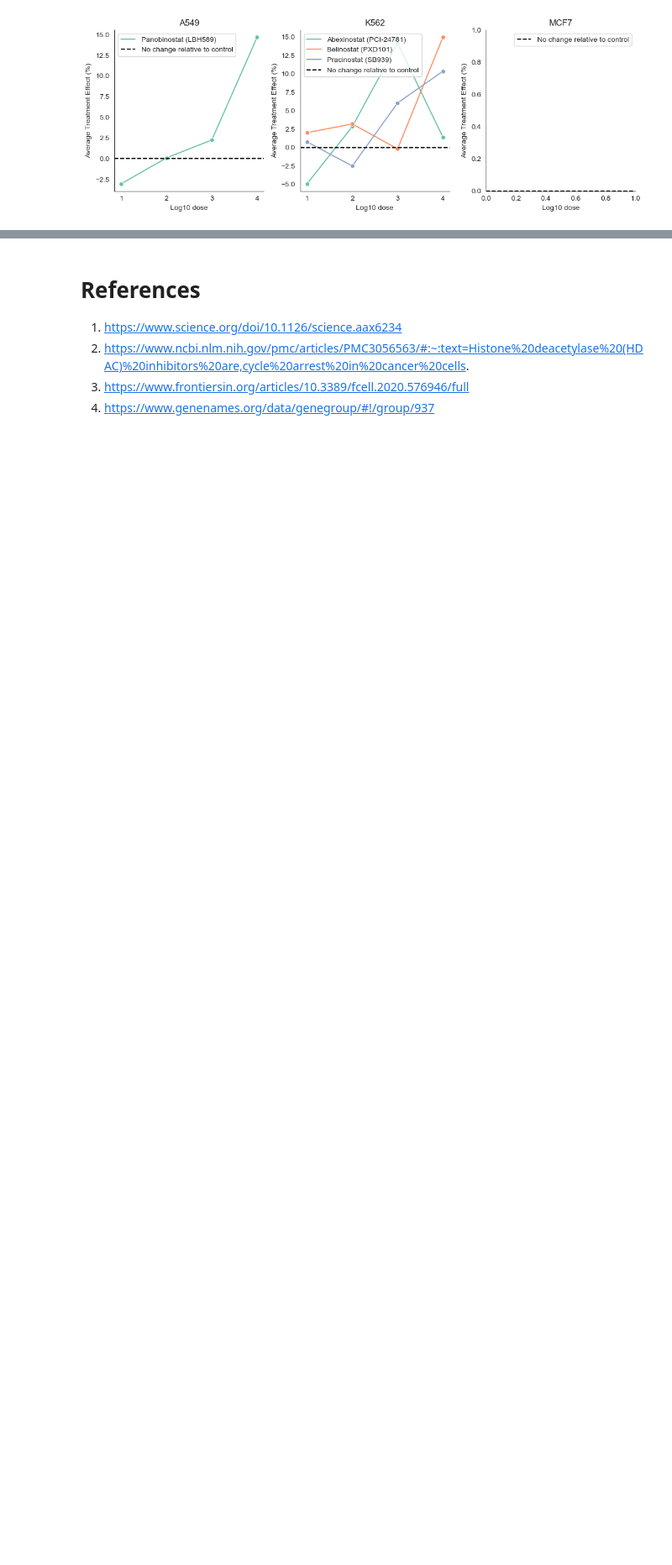
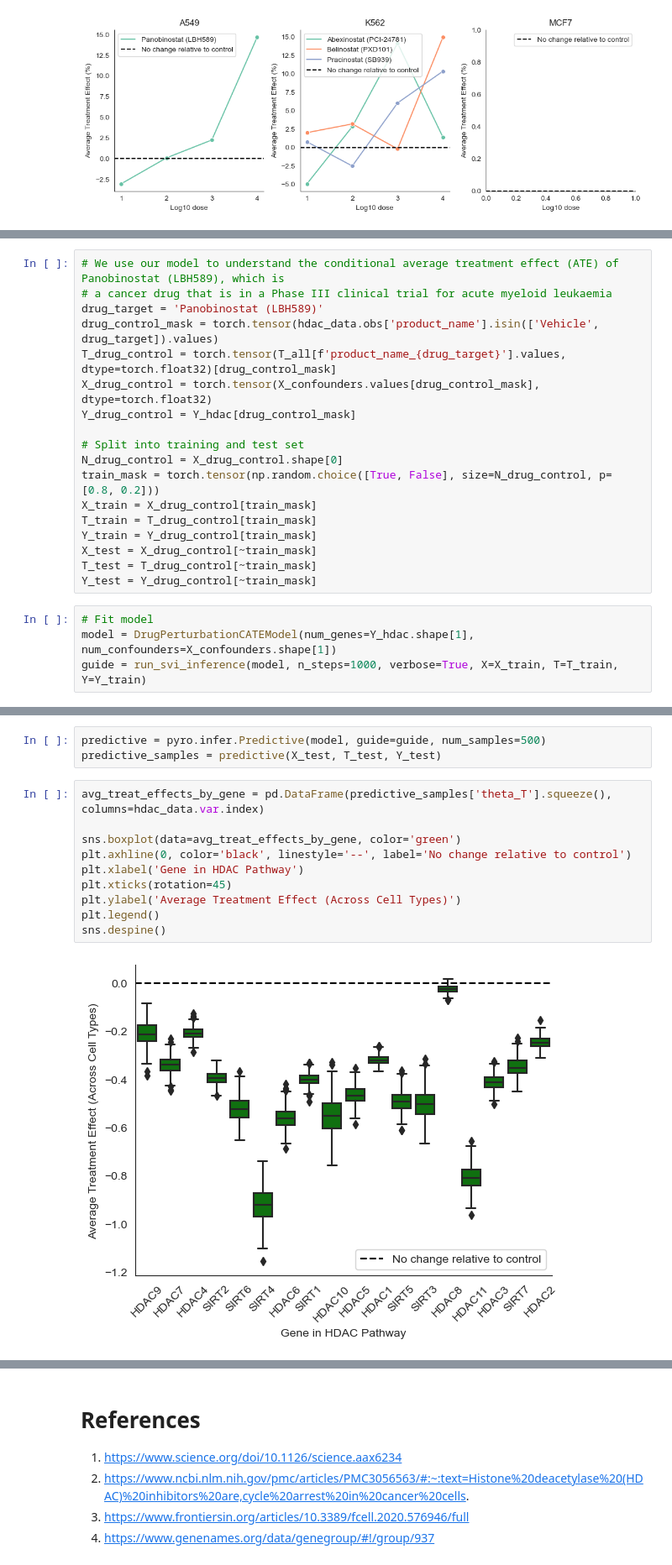
Before and after one commit to BasisResearch/chirho, a Jupyter notebook: docs/source/sciplex.ipynb, the cells around one changed output, grey strips where cells are left out. Shown at 84% size. Cells and saved outputs as stored; diff of their text form; blank space fills up the shorter version.

```diff
--- a/docs/source/sciplex.ipynb
+++ b/docs/source/sciplex.ipynb
@@ -351,0 +382,22 @@ Object `TorchDistributionMixin.to_event()` not found.
+# %%
+# We use our model to understand the conditional average treatment effect (ATE) of Panobinostat (LBH589), which is
+# a cancer drug that is in a Phase III clinical trial for acute myeloid leukaemia
+drug_target = 'Panobinostat (LBH589)'
+drug_control_mask = torch.tensor(hdac_data.obs['product_name'].isin(['Vehicle', drug_target]).values)
+T_drug_control = torch.tensor(T_all[f'product_name_{drug_target}'].values, dtype=torch.float32)[drug_control_mask]
+X_drug_control = torch.tensor(X_confounders.values[drug_control_mask], dtype=torch.float32)
+Y_drug_control = Y_hdac[drug_control_mask]
+
+# Split into training and test set
+N_drug_control = X_drug_control.shape[0]
+train_mask = torch.tensor(np.random.choice([True, False], size=N_drug_control, p=[0.8, 0.2]))
+X_train = X_drug_control[train_mask]
+T_train = T_drug_control[train_mask]
+Y_train = Y_drug_control[train_mask]
+X_test = X_drug_control[~train_mask]
+T_test = T_drug_control[~train_mask]
+Y_test = Y_drug_control[~train_mask]
+# %%
+# Fit model
+model = DrugPerturbationCATEModel(num_genes=Y_hdac.shape[1], num_confounders=X_confounders.shape[1])
+guide = run_svi_inference(model, n_steps=1000, verbose=True, X=X_train, T=T_train, Y=Y_train)
@@ -351,0 +410,15 @@ Object `TorchDistributionMixin.to_event()` not found.
+# %%
+predictive = pyro.infer.Predictive(model, guide=guide, num_samples=500)
+predictive_samples = predictive(X_test, T_test, Y_test)
+# %%
+avg_treat_effects_by_gene = pd.DataFrame(predictive_samples['theta_T'].squeeze(), columns=hdac_data.var.index)
+
+sns.boxplot(data=avg_treat_effects_by_gene, color='green')
+plt.axhline(0, color='black', linestyle='--', label='No change relative to control')
+plt.xlabel('Gene in HDAC Pathway')
+plt.xticks(rotation=45)
+plt.ylabel('Average Treatment Effect (Across Cell Types)')
+plt.legend()
+sns.despine()
+# %% [output]
+[figure, added]
```
Also changed, not shown: parts of 19 cells of this notebook.
